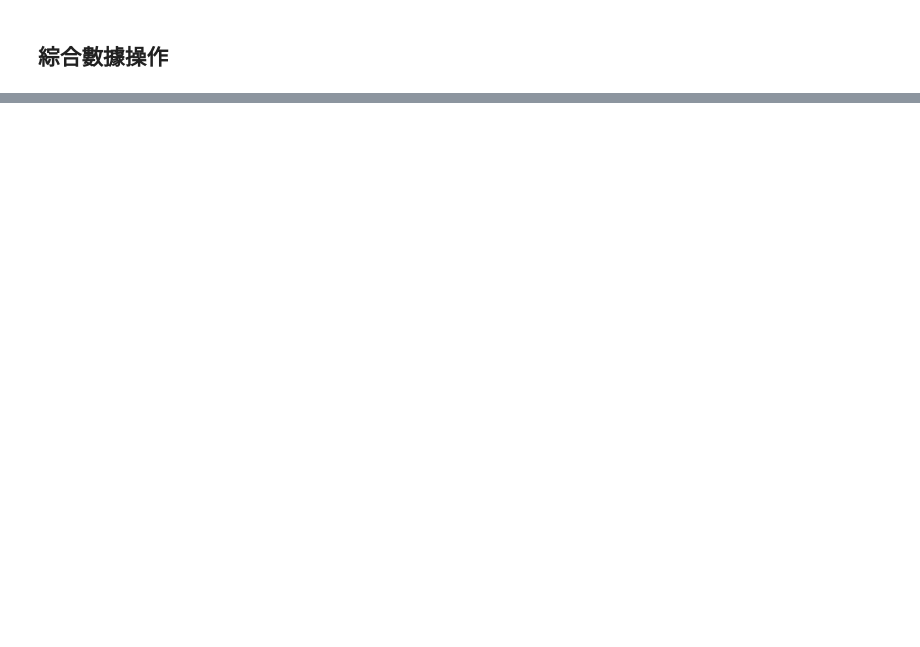
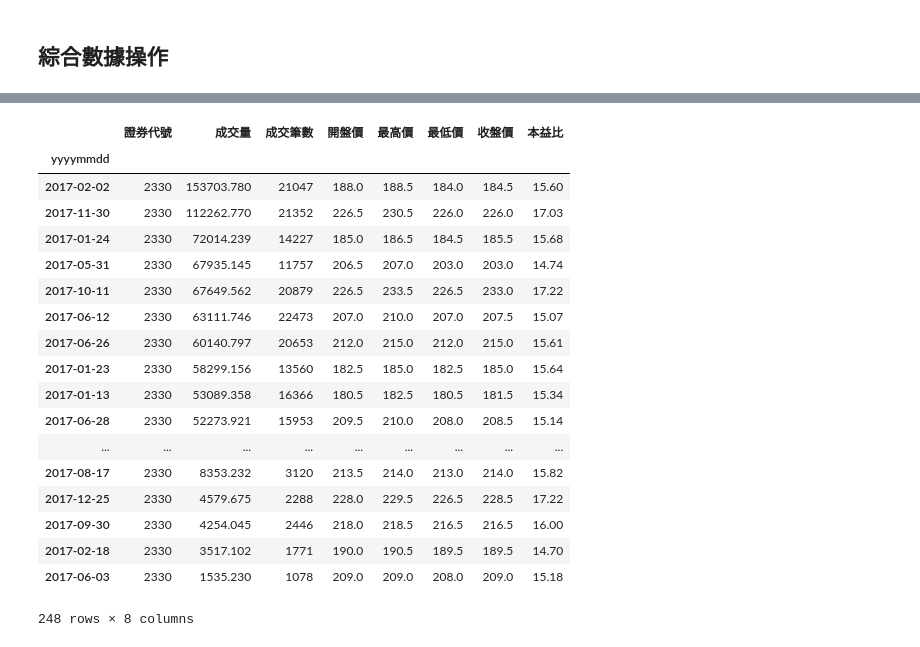
Before and after one commit to ihongChen/StockLab, a Jupyter notebook: abu_QT/pandas.ipynb, the cells around one changed output, grey strips where cells are left out. Cells and saved outputs as stored; diff of their text form; code cells hidden in the pictures; blank space fills up the shorter version.

```diff
--- a/abu_QT/pandas.ipynb
+++ b/abu_QT/pandas.ipynb
@@ -236,0 +301,22 @@ df_stock0_5.describe()
+# %%
+df_price2330.loc['2017-01-01':,].sort_values('成交量',ascending=False)
+# %% [output]
+|  | 證券代號 | 成交量 | 成交筆數 | 開盤價 | 最高價 | 最低價 | 收盤價 | 本益比 |
+| yyyymmdd |  |  |  |  |  |  |  |  |
+| 2017-02-02 | 2330 | 153703.780 | 21047 | 188.0 | 188.5 | 184.0 | 184.5 | 15.60 |
+| 2017-11-30 | 2330 | 112262.770 | 21352 | 226.5 | 230.5 | 226.0 | 226.0 | 17.03 |
+| 2017-01-24 | 2330 | 72014.239 | 14227 | 185.0 | 186.5 | 184.5 | 185.5 | 15.68 |
+| 2017-05-31 | 2330 | 67935.145 | 11757 | 206.5 | 207.0 | 203.0 | 203.0 | 14.74 |
+| 2017-10-11 | 2330 | 67649.562 | 20879 | 226.5 | 233.5 | 226.5 | 233.0 | 17.22 |
+| 2017-06-12 | 2330 | 63111.746 | 22473 | 207.0 | 210.0 | 207.0 | 207.5 | 15.07 |
+| 2017-06-26 | 2330 | 60140.797 | 20653 | 212.0 | 215.0 | 212.0 | 215.0 | 15.61 |
+| 2017-01-23 | 2330 | 58299.156 | 13560 | 182.5 | 185.0 | 182.5 | 185.0 | 15.64 |
+| 2017-01-13 | 2330 | 53089.358 | 16366 | 180.5 | 182.5 | 180.5 | 181.5 | 15.34 |
+| 2017-06-28 | 2330 | 52273.921 | 15953 | 209.5 | 210.0 | 208.0 | 208.5 | 15.14 |
+| ... | ... | ... | ... | ... | ... | ... | ... | ... |
+| 2017-08-17 | 2330 | 8353.232 | 3120 | 213.5 | 214.0 | 213.0 | 214.0 | 15.82 |
+| 2017-12-25 | 2330 | 4579.675 | 2288 | 228.0 | 229.5 | 226.5 | 228.5 | 17.22 |
+| 2017-09-30 | 2330 | 4254.045 | 2446 | 218.0 | 218.5 | 216.5 | 216.5 | 16.00 |
+| 2017-02-18 | 2330 | 3517.102 | 1771 | 190.0 | 190.5 | 189.5 | 189.5 | 14.70 |
+| 2017-06-03 | 2330 | 1535.230 | 1078 | 209.0 | 209.0 | 208.0 | 209.0 | 15.18 |
+248 rows × 8 columns
```
Also changed, not shown: parts of 29 cells of this notebook, 1 other file.
